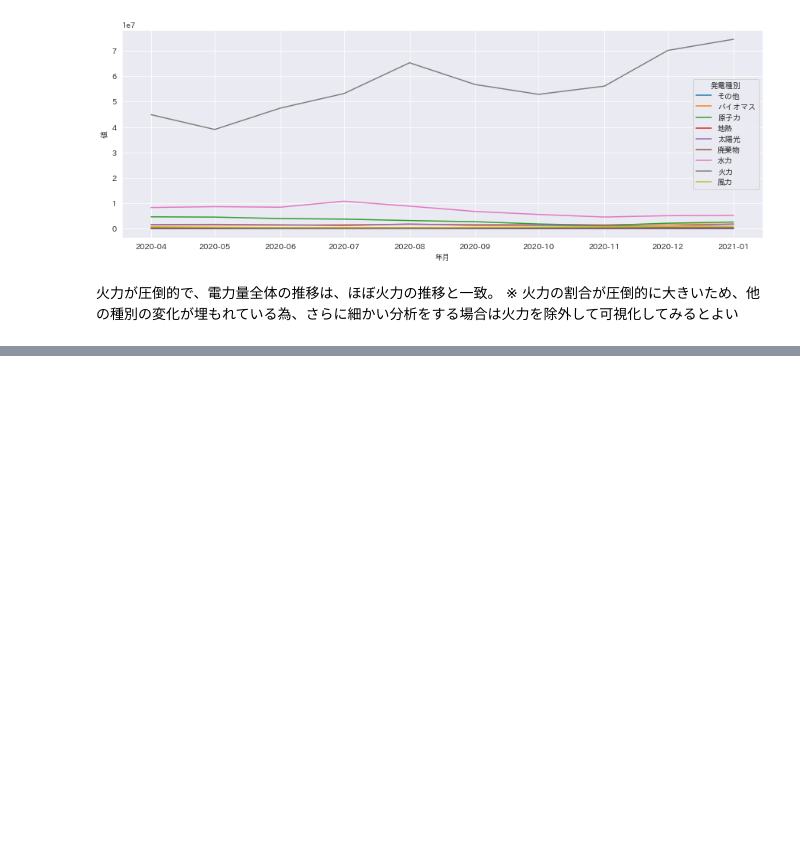
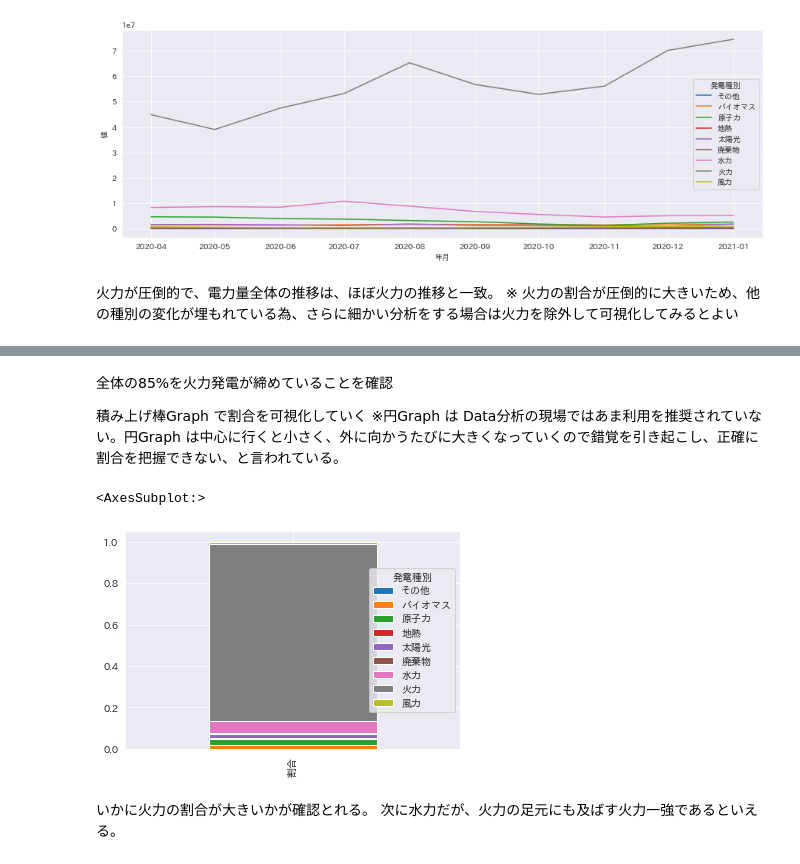
Before and after one commit to 1024xx4/100_Data_processing--visualization, a Jupyter notebook: excel_data.ipynb, the cells around one changed output, grey strips where cells are left out. Saved outputs shown, nothing was run; the diff lists cells and outputs as text; code cells hidden in the pictures; blank space fills up the shorter version.

Commit message:
Visualize: 電力の割合を可視化してみる#3

```diff
--- a/excel_data.ipynb
+++ b/excel_data.ipynb
@@ -584,0 +588,7 @@ sns.lineplot(x=viz_data['年月'], y=viz_data['値'], hue=viz_data['発電種別
+# %%
+# 電力割合の計算
+
+viz_data = datas_v_all.loc[(datas_v_all['項目']=='電力量') & (datas_v_all['年月']=='2021.1')]  # 2021年１月の Data を抽出
+viz_data = viz_data[['発電種別', '値']].groupby('発電種別').sum()  # 発電種別と値（電力量）で集計
+viz_data['割合'] = viz_data['値'] / viz_data['値'].sum()  # 書く発電種別の電力量を全体の電力量で除算し、割合を代入
+viz_data  # Data を表示
@@ -584,0 +607,13 @@ sns.lineplot(x=viz_data['年月'], y=viz_data['値'], hue=viz_data['発電種別
+# %% [markdown]
+全体の85%を火力発電が締めていることを確認
+
+積み上げ棒Graph で割合を可視化していく
+※円Graph は Data分析の現場ではあま利用を推奨されていない。円Graph は中心に行くと小さく、外に向かうたびに大きくなっていくので錯覚を引き起こし、正確に割合を把握できない、と言われている。
+# %%
+viz_data.T.loc[['割合']].plot(kind='bar', stacked=True)  # stacked=True を指定することで積み上げ棒Graph を描画
+# %% [output]
+<AxesSubplot:>
+[figure, added]
+# %% [markdown]
+いかに火力の割合が大きいかが確認とれる。
+次に水力だが、火力の足元にも及ばす火力一強であるといえる。
```
Also changed, not shown: parts of 2 cells of this notebook.
